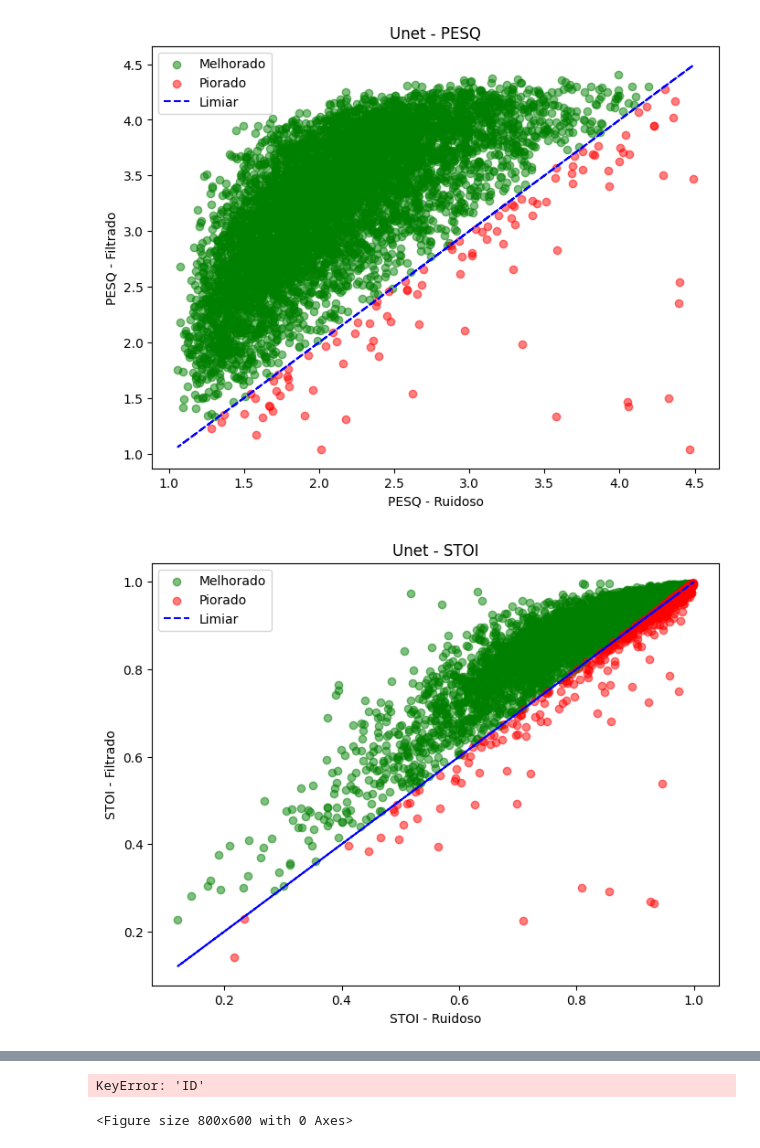
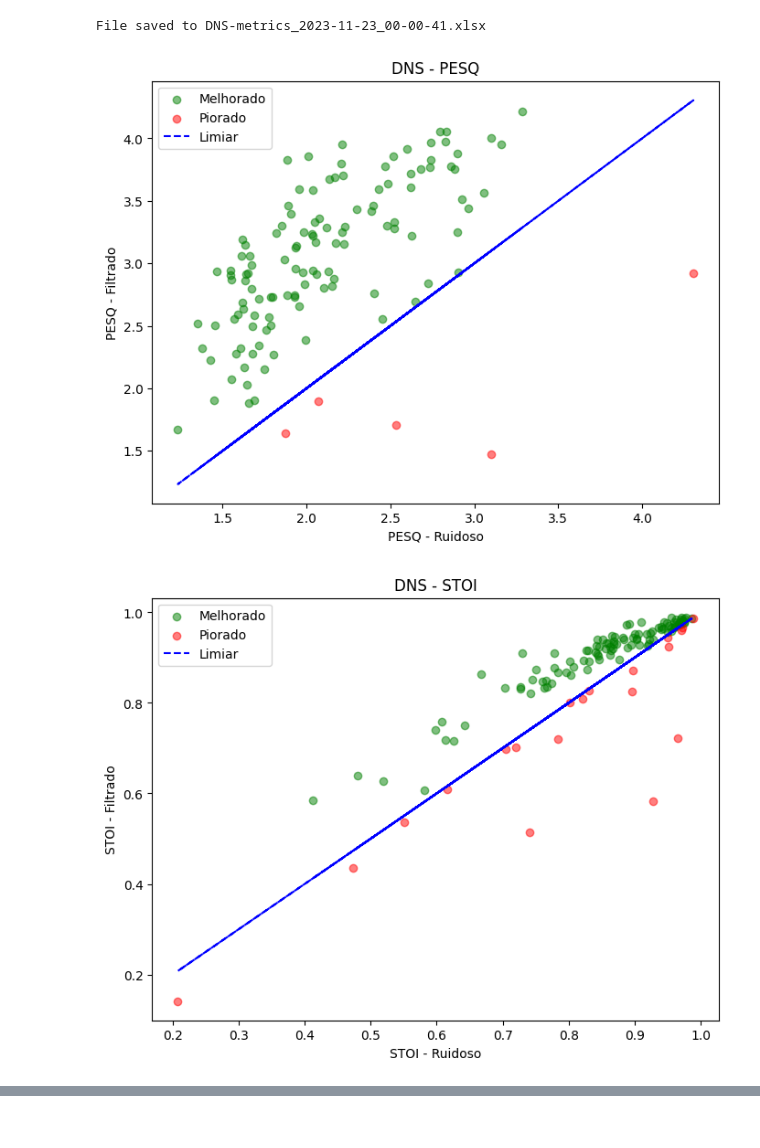
Before and after one commit to guica/dns_in_speech, a Jupyter notebook: Etapa 3/Artigos/Non Intrusive PESQNet/DNS Performance.ipynb, the cells around one changed output, grey strips where cells are left out. Cells and saved outputs as stored; diff of their text form; code cells hidden in the pictures.

Commit message:
Added module only training on DNS. Changed eval script to use prebuilt classes

```diff
--- a/Etapa 3/Artigos/Non Intrusive PESQNet/DNS Performance.ipynb
+++ b/Etapa 3/Artigos/Non Intrusive PESQNet/DNS Performance.ipynb
@@ -123,5 +14,35 @@ df_resultado.describe()
+# %%
+def weighted_msle(y_true, y_pred):
+    # Define o peso para penalizar mais as subestimações
+    w = 2.0
+
+    # Evita valores negativos adicionando 1 antes de aplicar o log
+    log_true = 20 * tf.math.log(y_true + 1)
+    log_pred = 20 * tf.math.log(y_pred + 1)
+
+    # Cálculo do erro
+    error = log_true - log_pred
+
+    # Aplica pesos diferentes para superestimação e subestimação
+    weighted_error = tf.where(error > 0, w * error, error)
+
+    # Retorna a média do erro logarítmico quadrado ponderado
+    return tf.reduce_mean(tf.abs(weighted_error))
+# %%
+with custom_object_scope({'weighted_msle': weighted_msle}):
+    eval = NoisyTargetEvaluator(
+            base_shape_size,
+            '/tf/Dados/Vozes/test/',
+            '/tf/Dados/Ruido/test/',
+            'DNS-loss-0.5181-epochs-20-2023-11-22_23-19-04.h5',
+            'DNS'
+        )
+# %%
+df_resultado = eval.evaluate(batch_num=1, module_only=True)
+# %% [output]
+File saved to DNS-metrics_2023-11-23_00-00-41.xlsx
 # %%
-performance(df_resultado, 'Unet')
+performance(df_resultado, 'DNS')
 # %% [output]
-[figure, old version]
+[figure, new version]
-[figure, old version]
+[figure, new version]
@@ -129,2 +49,0 @@ performance(df_resultado, 'Unet')
-KeyError: 'ID'
-<Figure size 800x600 with 0 Axes>
```
Also changed, not shown: parts of 14 cells of this notebook, 10 other files.
